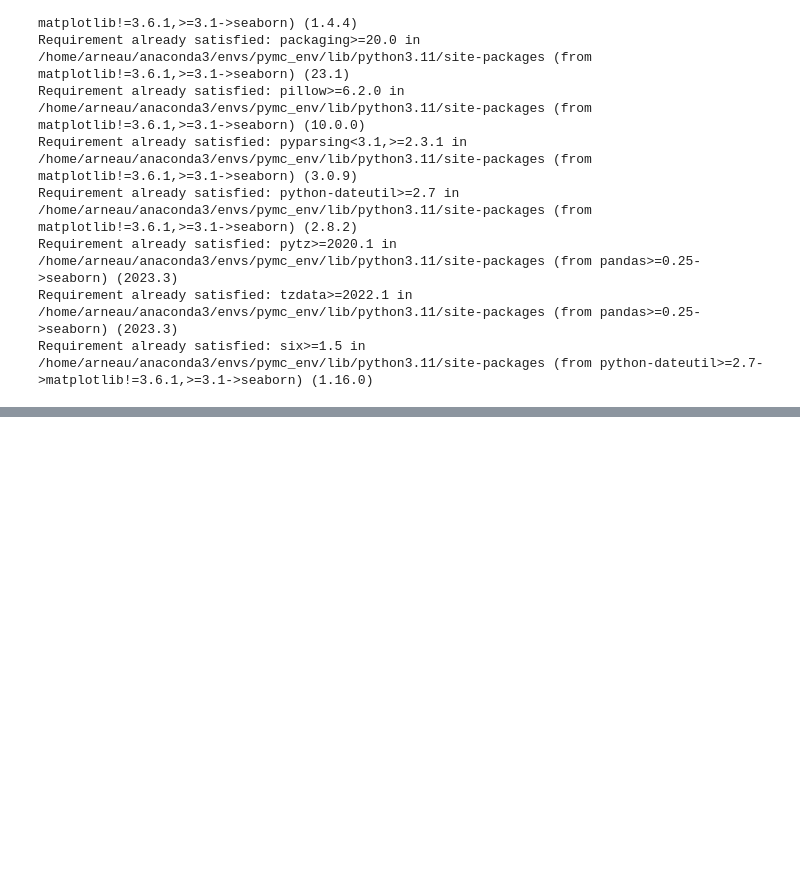
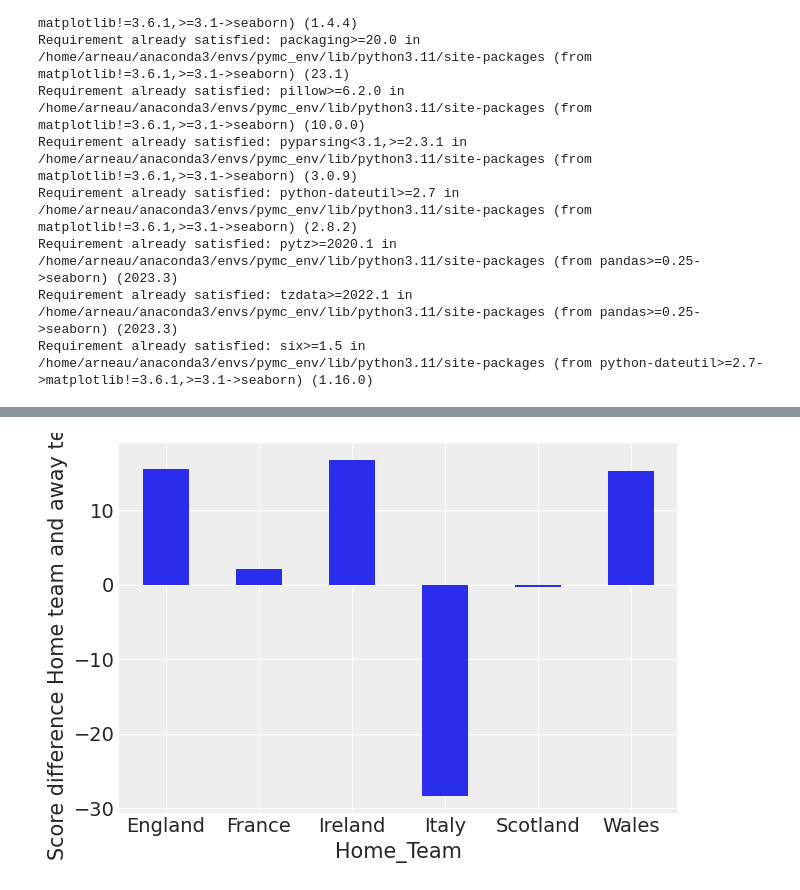
Before and after one commit to AJvdMerwe/PyMC, a Jupyter notebook: Rugby_analysis.ipynb, the cells around one changed output, grey strips where cells are left out. Drawn from its saved outputs; the diff is of its cells as text; code cells hidden in the pictures; blank space fills up the shorter version.

```diff
--- a/Rugby_analysis.ipynb
+++ b/Rugby_analysis.ipynb
@@ -34,0 +166,2 @@ from matplotlib.ticker import StrMethodFormatter
+# %%
+df_all["difference_non_abs"] = df_all["home_score"] - df_all["away_score"]
@@ -34,0 +179,9 @@ from matplotlib.ticker import StrMethodFormatter
+# %%
+(
+    df_all.pivot_table("difference_non_abs", "home_team")
+    .rename_axis("Home_Team")
+    .plot(kind="bar", rot=0, legend=False)
+    .set_ylabel("Score difference Home team and away team")
+);
+# %% [output]
+[figure, added]
```
Also changed, not shown: parts of 21 cells of this notebook.
